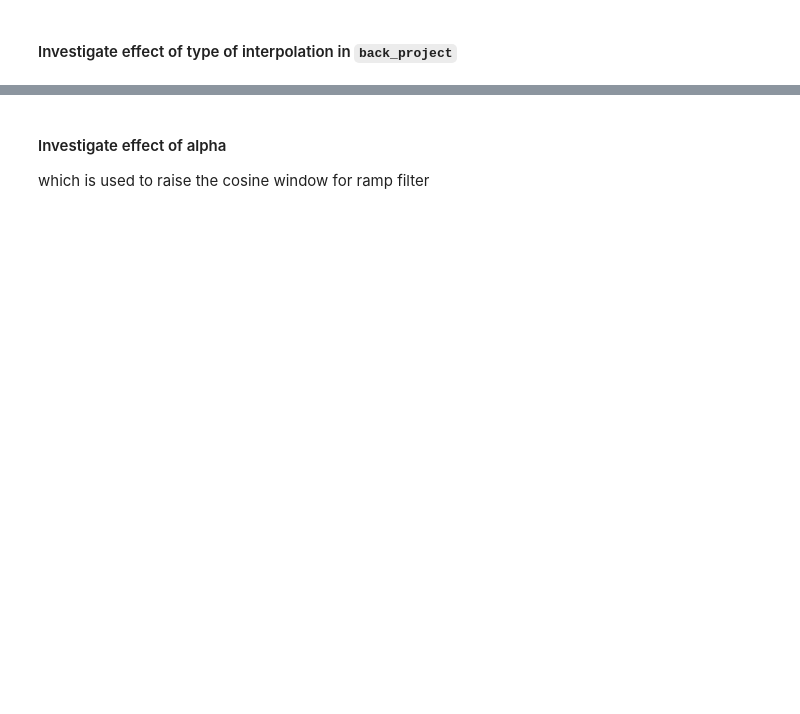
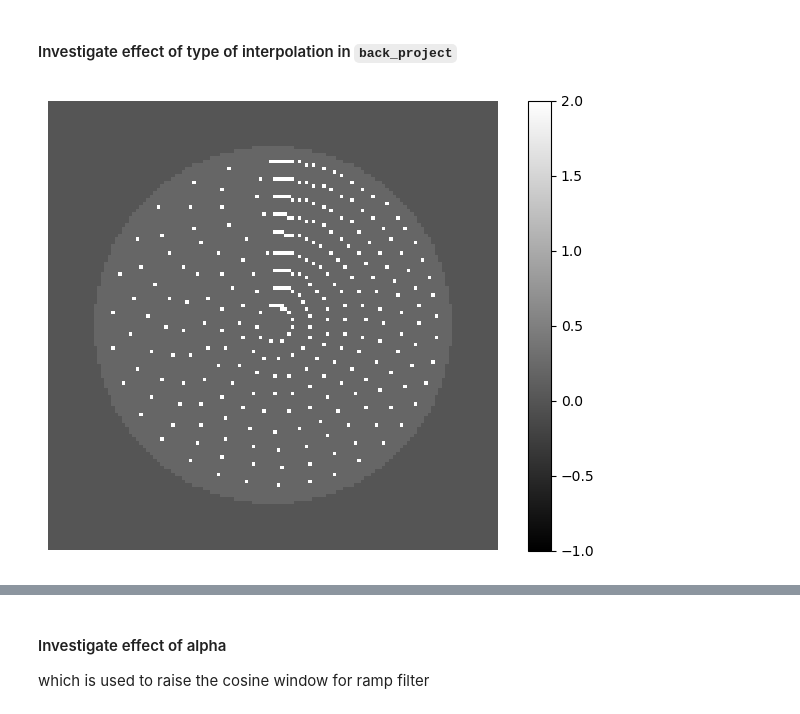
Before and after one commit to SunnyRT/GG2_CT_reconstruction, a Jupyter notebook: exp_rt.ipynb, the cells around one changed output, grey strips where cells are left out. Cells and saved outputs as stored; diff of their text form; code cells hidden in the pictures; blank space fills up the shorter version.

```diff
--- a/exp_rt.ipynb
+++ b/exp_rt.ipynb
@@ -472,2 +585,11 @@ Reconstructing angle: 512
 # %% [markdown]
 #### Investigate effect of type of interpolation in `back_project`
+# %%
+interp_methods = ['nearest', 'linear', 'cubic']
+s_ideal = fake_source(energies, 0.1, material.coeff('Aluminium'), 2, 'ideal')
+p8 = ct_phantom(material.name, 128, 8, 'Titanium')
+p8_mu = phantom_mu(p8, material, peak_energy)
+
+draw(p8_mu, caxis=[-1,2])
+# %% [output]
+[figure, added]
```
Also changed, not shown: parts of 29 cells of this notebook, 1 other file.
